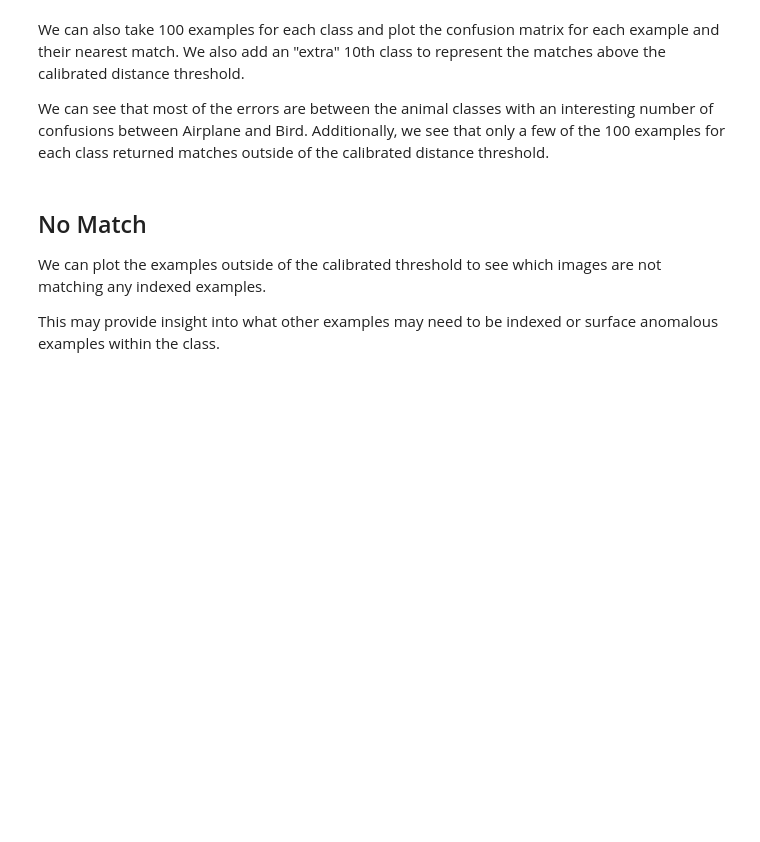
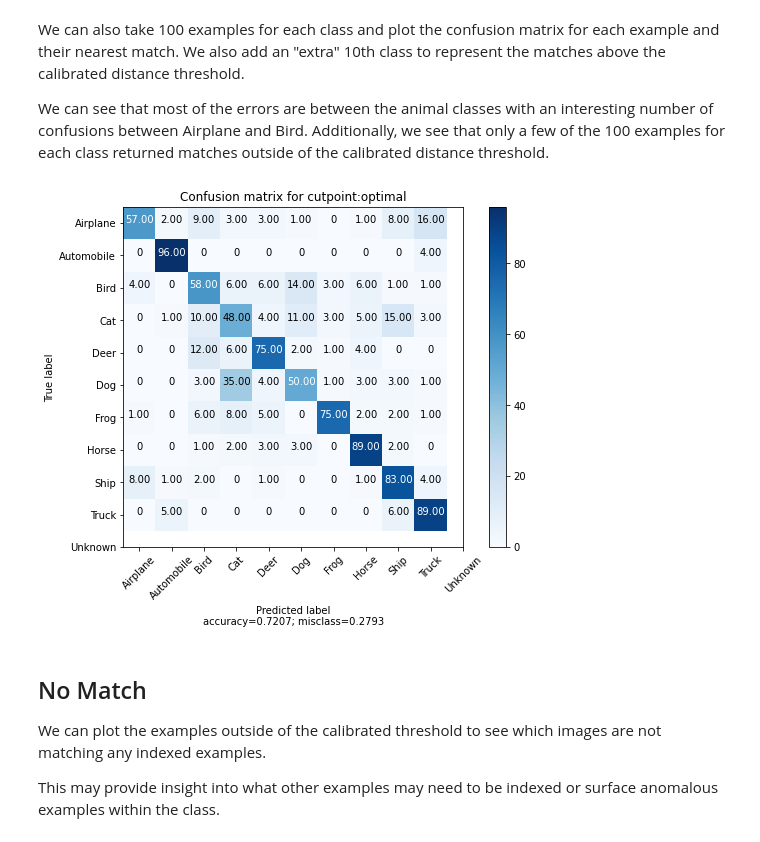
Before and after one commit to keras-team/keras-io, a Jupyter notebook: examples/vision/ipynb/metric_learning_tf_similarity.ipynb, the cells around one changed output. Cells and saved outputs as stored; diff of their text form; code cells hidden in the pictures; blank space fills up the shorter version.

```diff
--- a/examples/vision/ipynb/metric_learning_tf_similarity.ipynb
+++ b/examples/vision/ipynb/metric_learning_tf_similarity.ipynb
@@ -339,18 +411,20 @@ the calibrated distance threshold.
 # %%
 cutpoint = "optimal"
 
 # This yields 100 examples for each class.
 # We defined this when we created the val_ds sampler.
 x_confusion, y_confusion = val_ds.get_slice(0, -1)
 
 matches = model.match(x_confusion, cutpoint=cutpoint, no_match_label=10)
-tfsim.visualization.confusion_matrix(
+cm = tfsim.visualization.confusion_matrix(
     matches,
     y_confusion,
     labels=labels,
     title="Confusion matrix for cutpoint:%s" % cutpoint,
     normalize=False,
 )
+# %% [output]
+[figure, added]
 # %% [markdown]
 ## No Match
 
```
Also changed, not shown: parts of 12 cells of this notebook, 16 other files.
